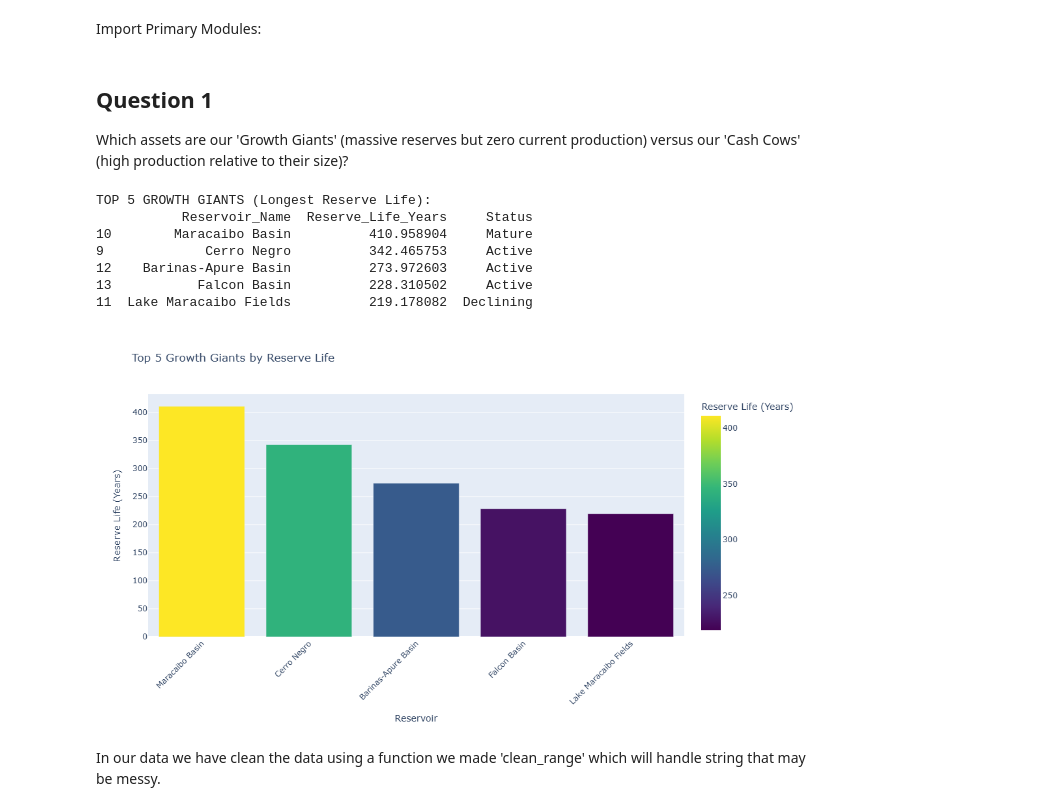
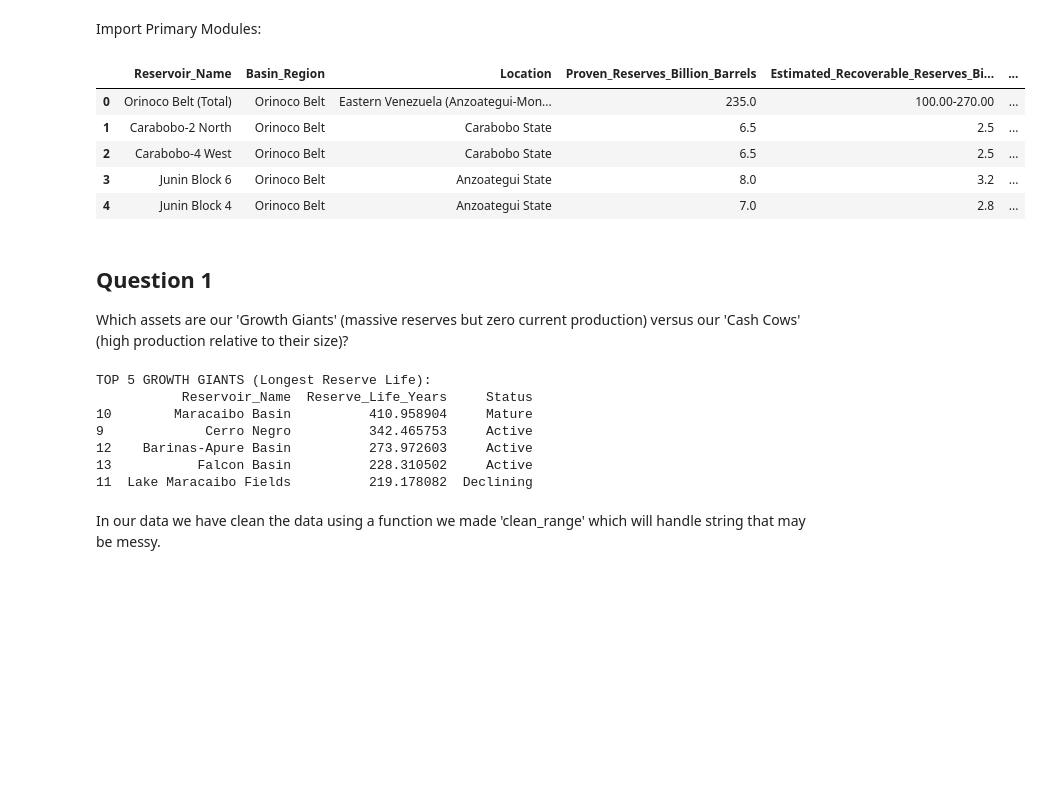
Before and after one commit to jeffreydarlington/VenezuelaOilReservoirs-Fields2026, a Jupyter notebook: Resrvoir_NameBasin_RegionLocation.ipynb, the cells around one changed output. Saved outputs shown, nothing was run; the diff lists cells and outputs as text; code cells hidden in the pictures; blank space fills up the shorter version.

```diff
--- a/Resrvoir_NameBasin_RegionLocation.ipynb
+++ b/Resrvoir_NameBasin_RegionLocation.ipynb
@@ -20,12 +21,20 @@ import pandas as pd # primary data structure library
 import seaborn as sns
 import plotly.express as px
 import matplotlib.pyplot as plt
+# %%
+df = pd.read_csv("Reservoir_NameBasin_RegionLocation.csv")
+df.head()
+# %% [output]
+|  | Reservoir_Name | Basin_Region | Location | Proven_Reserves_Billion_Barrels | Estimated_Recoverable_Reserves_Bi... | ... |
+| 0 | Orinoco Belt (Total) | Orinoco Belt | Eastern Venezuela (Anzoategui-Mon... | 235.0 | 100.00-270.00 | ... |
+| 1 | Carabobo-2 North | Orinoco Belt | Carabobo State | 6.5 | 2.5 | ... |
+| 2 | Carabobo-4 West | Orinoco Belt | Carabobo State | 6.5 | 2.5 | ... |
+| 3 | Junin Block 6 | Orinoco Belt | Anzoategui State | 8.0 | 3.2 | ... |
+| 4 | Junin Block 4 | Orinoco Belt | Anzoategui State | 7.0 | 2.8 | ... |
 # %% [markdown]
 ## Question 1
 Which assets are our 'Growth Giants' (massive reserves but zero current production) versus our 'Cash Cows' (high production relative to their size)?
 # %%
-df = pd.read_csv('Reservoir_NameBasin_RegionLocation.csv')
-
 # Remove rows where 'Reservoir_Name' contains 'TOTAL'
 df_cleaning = df[~df['Reservoir_Name'].str.contains('TOTAL', na=False)].copy()
 
@@ -83,7 +92,6 @@ TOP 5 GROWTH GIANTS (Longest Reserve Life):
 12    Barinas-Apure Basin          273.972603     Active
 13           Falcon Basin          228.310502     Active
 11  Lake Maracaibo Fields          219.178082  Declining
-[figure, removed]
 # %% [markdown]
 In our data we have clean the data using a function we made 'clean_range' which will handle string that may be messy.
 # %% [markdown]
```
Also changed, not shown: parts of 7 cells of this notebook.
